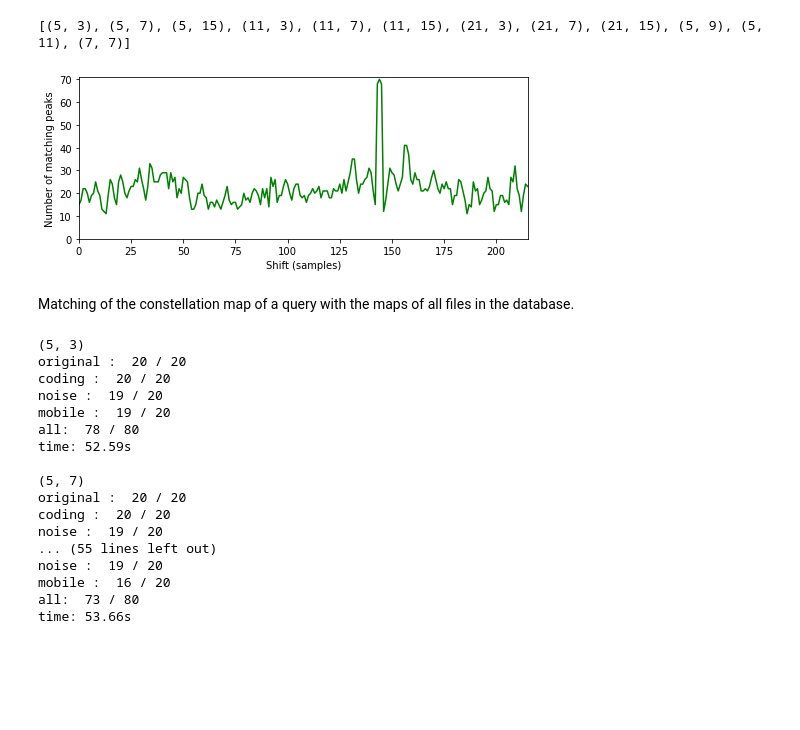
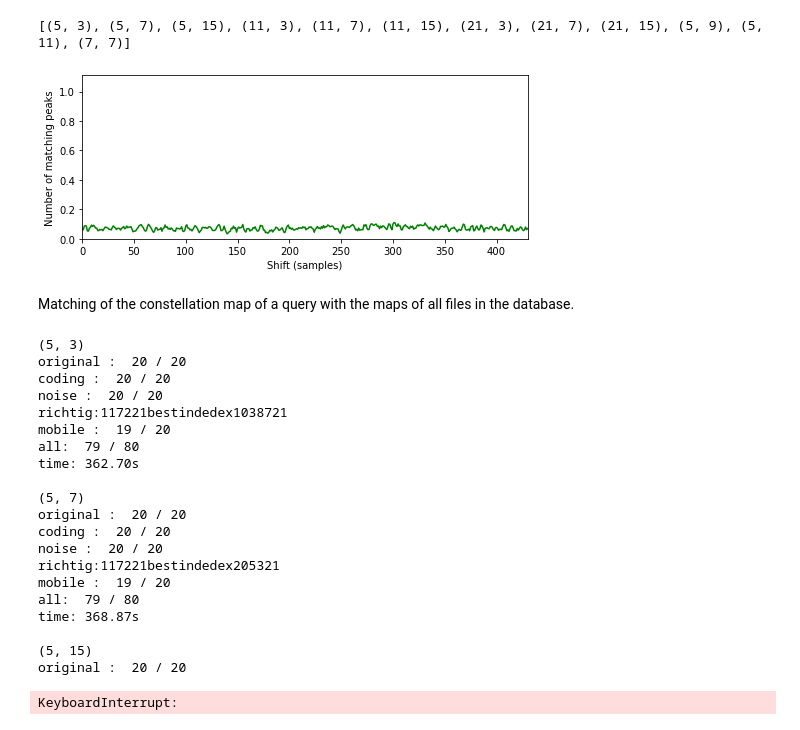
Before and after one commit to Pauhl/EIR-Exercise2, a Jupyter notebook: eir.ipynb, the cells around one changed output. Drawn from its saved outputs; the diff is of its cells as text; code cells hidden in the pictures; blank space fills up the shorter version.

```diff
--- a/eir.ipynb
+++ b/eir.ipynb
@@ -107,7 +107,7 @@ def plot_constellation_map(Cmap, Y=None, xlim=None, ylim=None, title='',
     plt.tight_layout()
     return fig, ax, im
 
-def compute_spectrogram(fn_wav, Fs=22050, N=2048, H=1024*2, bin_max=128, frame_max=None, duration=10.0): #changed H for better performance
+def compute_spectrogram(fn_wav, Fs=22050, N=2048, H=1024, bin_max=128, frame_max=None, duration=10.0): #changed H for better performance
     x, Fs = librosa.load(fn_wav, sr=Fs, duration=duration) #changed
     x_duration = len(x) / Fs
     X = librosa.stft(x, n_fft=N, hop_length=H, win_length=N, window='hann') #changed
@@ -153,6 +153,7 @@ print(params)
 
 for folder_index in range(len(folder_options)):
     files = sorted((Path("data") / folder_options[folder_index]).iterdir())
+    n_files = len(files) if folder_index == 4 else 20
 
     for file_index in range(20):
         fn = files[file_index]
@@ -246,43 +247,45 @@ def compute_matching_function(C_D, C_Q, tol_freq=1, tol_time=1):
         C_D_crop = C_D[:, m:m+N]
         TP, FN, FP, C_AND = match_binary_matrices_tol(C_D_crop, C_Q,
                                                       tol_freq=tol_freq, tol_time=tol_time)
-        Delta[m] = TP #Angabe:  however, precision, recall, or F measure could be chosen, too
+        #Delta[m] = TP #Angabe:  however, precision, recall, or F measure could be chosen, too
 
         den = TP + FP
         precision = TP / den if den != 0 else 0
         #Delta[m] = precision
 
         den = TP + FN
         recall = TP / den if den != 0 else 0
-        #Delta[m] = recall
+        Delta[m] = recall
 
         den = precision + recall
         #Delta[m] = (2 * precision * recall / den) if den != 0 else 0 # F measure
 
 
     shift_max = np.argmax(Delta)
     return Delta, shift_max
 
 
 map1, num1 = getMap(0, 4, 12)
 map2, num2 = getMap(0, 3, 12)
 
 
 
 
 Delta, shift_max = compute_matching_function(map1, map2)
 y_max = Delta[shift_max] + 1
 fig, ax, line = libfmp.b.plot_signal(Delta, ylim=[0, y_max], color='g',
                                      xlabel='Shift (samples)', ylabel='Number of matching peaks',
                                      figsize=(7, 3))
 # %% [output]
-[figure, old version]
+[figure, new version]
 # %% [markdown]
 Matching of the constellation map of a query with the maps of all files in the database.
 # %%
-max_folder = 8
+max_folder = 11
 max_opt = 3
-max_file = 19
+max_file = 19          # 20 Queries
+param_folder = sorted(Path("maps").iterdir())[folder_index]
+max_db_file = len(list((param_folder / "full").glob("*.npz")))
 
 for folder_index in range(max_folder+1):
     print(params[folder_index])
@@ -292,7 +295,7 @@ for folder_index in range(max_folder+1):
 
     db_maps = []
     db_ids  = []
-    for i in range(max_file + 1):
+    for i in range(max_db_file):
         m, num = getMap(folder_index, 4, i)
         db_maps.append(m)
         db_ids.append(num)
@@ -311,8 +314,8 @@ for folder_index in range(max_folder+1):
             q_ids.append(num)
 
         for map2, num2 in zip(q_maps, q_ids):
-            bestscore = 0
-            bestindex = 0
+            bestscore = -1
+            bestindex = None
 
             for map1, num1 in zip(db_maps, db_ids):
                 Delta, shift_max = compute_matching_function(map1, map2)
@@ -320,8 +323,10 @@ for folder_index in range(max_folder+1):
                     bestscore=Delta[shift_max]
                     bestindex=num1
 
-            if(num2==bestindex):
+            if(num2==bestindex): #richtig gematcht
                 trueof+=1
+            #else:
+                #print("richtig:"+str(num2)+"bestindedex"+str(bestindex))
             tested+=1
 
         print(folder_options[opt_index],": ",trueof, "/", tested)
@@ -337,17 +342,21 @@ for folder_index in range(max_folder+1):
 (5, 3)
 original :  20 / 20
 coding :  20 / 20
-noise :  19 / 20
+noise :  20 / 20
+richtig:117221bestindedex1038721
 mobile :  19 / 20
-all:  78 / 80
-time: 52.59s
+all:  79 / 80
+time: 362.70s
 
 (5, 7)
 original :  20 / 20
 coding :  20 / 20
-noise :  19 / 20
-... (55 lines left out)
-noise :  19 / 20
-mobile :  16 / 20
-all:  73 / 80
-time: 53.66s
+noise :  20 / 20
+richtig:117221bestindedex205321
+mobile :  19 / 20
+all:  79 / 80
+time: 368.87s
+
+(5, 15)
+original :  20 / 20
+KeyboardInterrupt:
```
Also changed, not shown: parts of 1 cell of this notebook, 1 other file.
